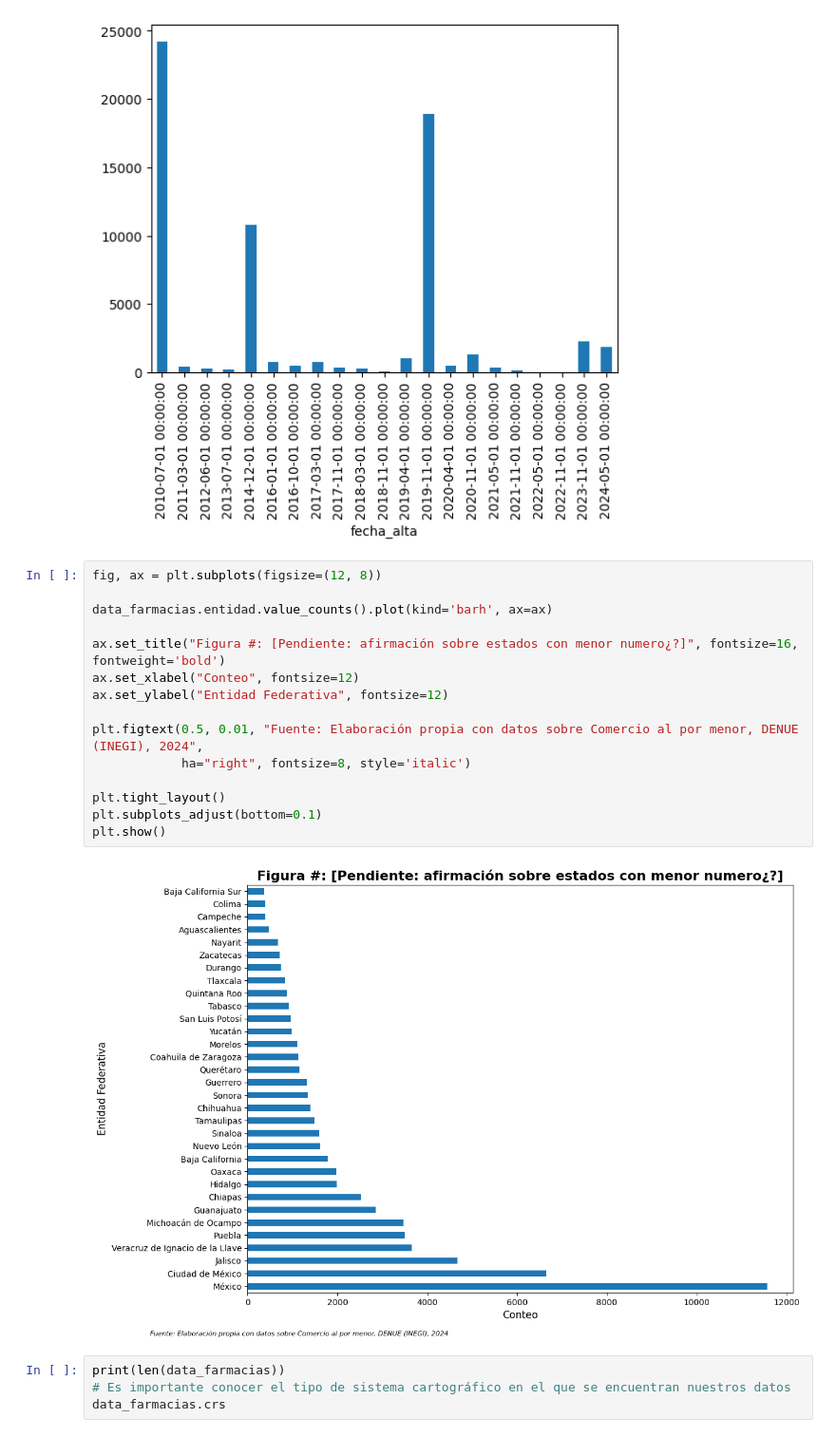
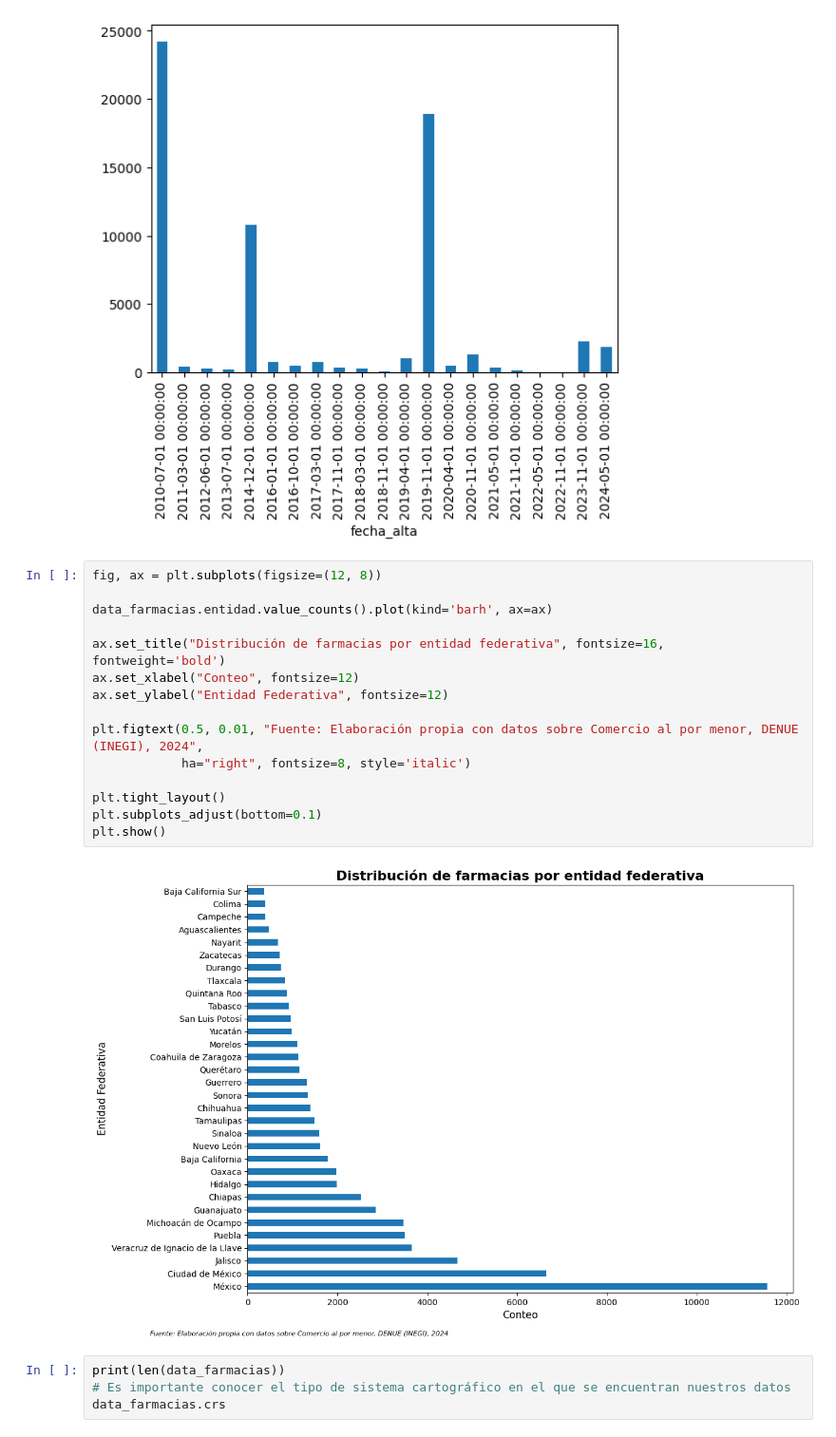
Before and after one commit to guillermoArr/Dataton_2024, a Jupyter notebook: src/puntos_interes.ipynb, the cells around one changed output. Shown at 95% size. Cells and saved outputs as stored; diff of their text form.

```diff
--- a/src/puntos_interes.ipynb
+++ b/src/puntos_interes.ipynb
@@ -167,20 +167,20 @@ data_farmacias.fecha_alta.sort_values().value_counts(sort=False).plot(kind='bar'
 # %%
 fig, ax = plt.subplots(figsize=(12, 8))
 
 data_farmacias.entidad.value_counts().plot(kind='barh', ax=ax)
 
-ax.set_title("Figura #: [Pendiente: afirmación sobre estados con menor numero¿?]", fontsize=16, fontweight='bold')
+ax.set_title("Distribución de farmacias por entidad federativa", fontsize=16, fontweight='bold')
 ax.set_xlabel("Conteo", fontsize=12)
 ax.set_ylabel("Entidad Federativa", fontsize=12)
 
 plt.figtext(0.5, 0.01, "Fuente: Elaboración propia con datos sobre Comercio al por menor, DENUE (INEGI), 2024",
             ha="right", fontsize=8, style='italic')
 
 plt.tight_layout()
 plt.subplots_adjust(bottom=0.1)
 plt.show()
 # %% [output]
-[figure, old version]
+[figure, new version]
 # %%
 print(len(data_farmacias))
 # Es importante conocer el tipo de sistema cartográfico en el que se encuentran nuestros datos
```
Also changed, not shown: parts of 16 cells of this notebook, 2 other files.
